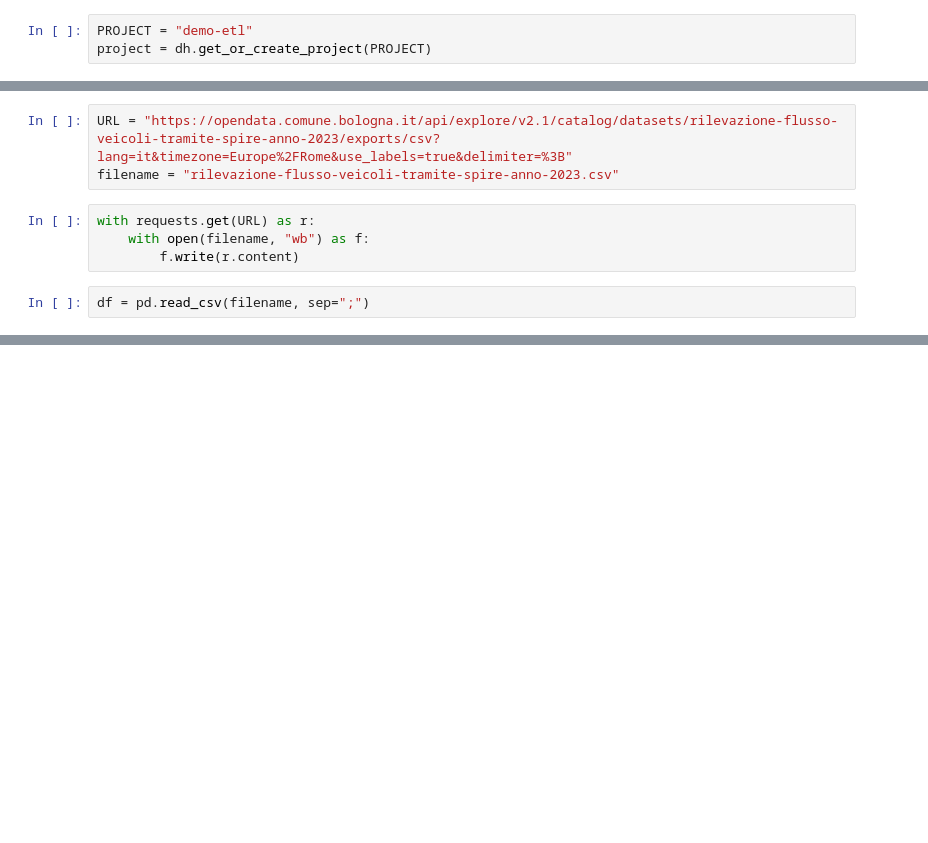
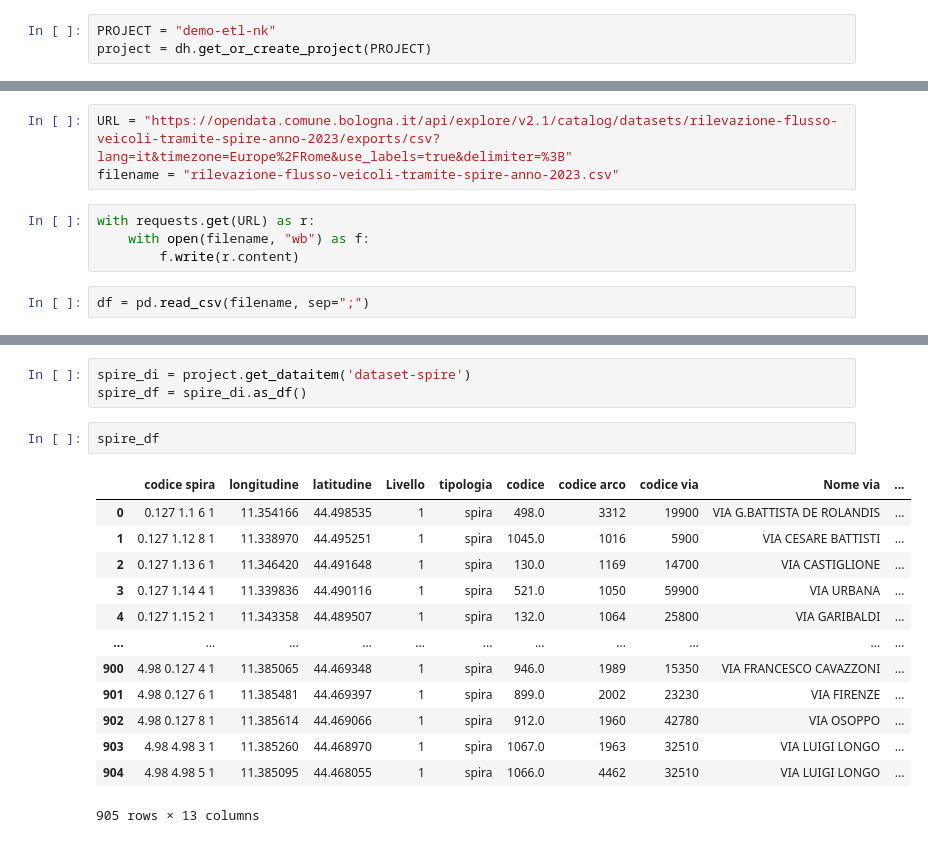
Before and after one commit to scc-digitalhub/digitalhub-tutorials, a Jupyter notebook: s1_etl/notebook-demo_etl.ipynb, the cells around one changed output, grey strips where cells are left out. Saved outputs shown, nothing was run; the diff lists cells and outputs as text; blank space fills up the shorter version.

```diff
--- a/s1_etl/notebook-demo_etl.ipynb
+++ b/s1_etl/notebook-demo_etl.ipynb
@@ -4,7 +4,7 @@ import pandas as pd
 import requests
 import os
 # %%
-PROJECT = "demo-etl"
+PROJECT = "demo-etl-nk"
 project = dh.get_or_create_project(PROJECT)
 # %%
 print(project)
@@ -21,0 +117,19 @@ df = pd.read_csv(filename, sep=";")
+# %%
+spire_di = project.get_dataitem('dataset-spire')
+spire_df = spire_di.as_df()
+# %%
+spire_df
+# %% [output]
+|  | codice spira | longitudine | latitudine | Livello | tipologia | codice | codice arco | codice via | Nome via | ... |
+| 0 | 0.127 1.1 6 1 | 11.354166 | 44.498535 | 1 | spira | 498.0 | 3312 | 19900 | VIA G.BATTISTA DE ROLANDIS | ... |
+| 1 | 0.127 1.12 8 1 | 11.338970 | 44.495251 | 1 | spira | 1045.0 | 1016 | 5900 | VIA CESARE BATTISTI | ... |
+| 2 | 0.127 1.13 6 1 | 11.346420 | 44.491648 | 1 | spira | 130.0 | 1169 | 14700 | VIA CASTIGLIONE | ... |
+| 3 | 0.127 1.14 4 1 | 11.339836 | 44.490116 | 1 | spira | 521.0 | 1050 | 59900 | VIA URBANA | ... |
+| 4 | 0.127 1.15 2 1 | 11.343358 | 44.489507 | 1 | spira | 132.0 | 1064 | 25800 | VIA GARIBALDI | ... |
+| ... | ... | ... | ... | ... | ... | ... | ... | ... | ... | ... |
+| 900 | 4.98 0.127 4 1 | 11.385065 | 44.469348 | 1 | spira | 946.0 | 1989 | 15350 | VIA FRANCESCO CAVAZZONI | ... |
+| 901 | 4.98 0.127 6 1 | 11.385481 | 44.469397 | 1 | spira | 899.0 | 2002 | 23230 | VIA FIRENZE | ... |
+| 902 | 4.98 0.127 8 1 | 11.385614 | 44.469066 | 1 | spira | 912.0 | 1960 | 42780 | VIA OSOPPO | ... |
+| 903 | 4.98 4.98 3 1 | 11.385260 | 44.468970 | 1 | spira | 1067.0 | 1963 | 32510 | VIA LUIGI LONGO | ... |
+| 904 | 4.98 4.98 5 1 | 11.385095 | 44.468055 | 1 | spira | 1066.0 | 4462 | 32510 | VIA LUIGI LONGO | ... |
+905 rows × 13 columns
```
Also changed, not shown: parts of 27 cells of this notebook, 1 other file.
